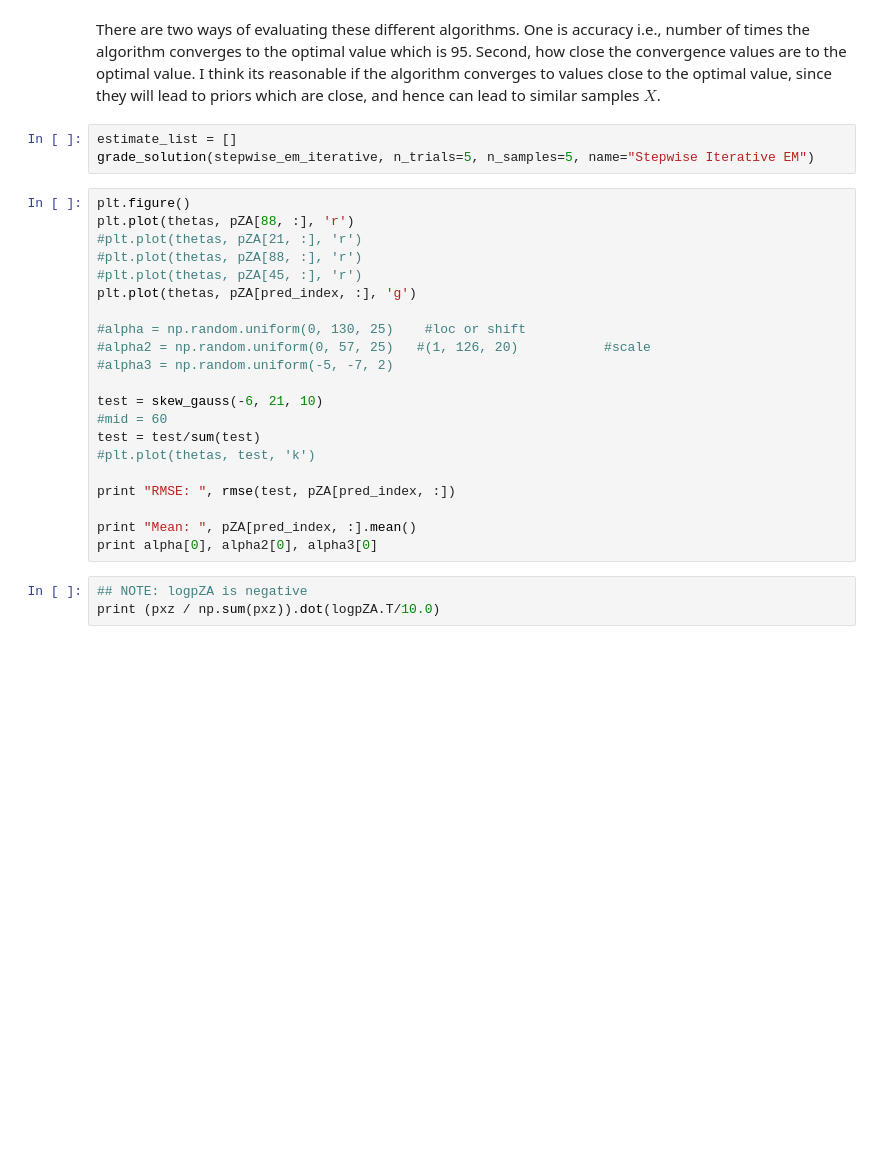
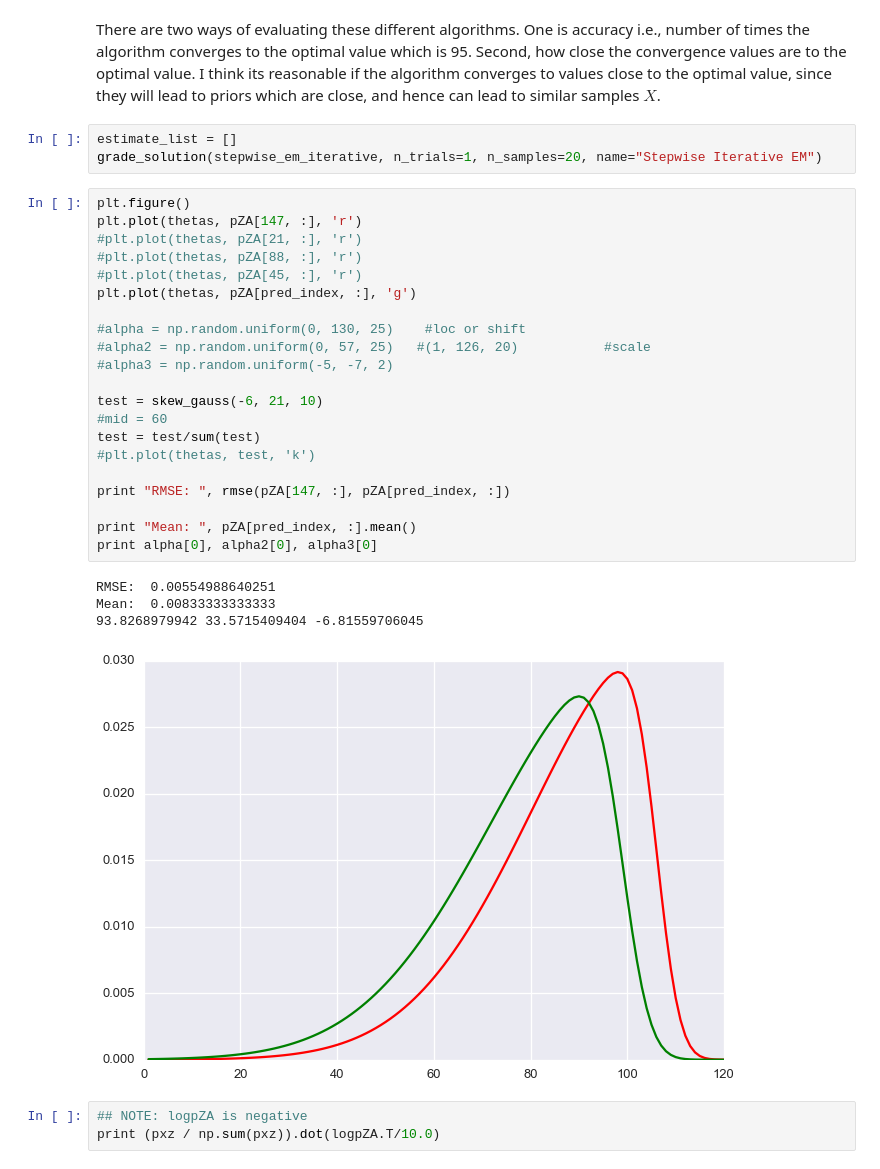
Before and after one commit to s72sue/infer_hyperparam, a Jupyter notebook: fall2017/generalize learning.ipynb, the cells around one changed output. Saved outputs shown, nothing was run; the diff lists cells and outputs as text; blank space fills up the shorter version.

```diff
--- a/fall2017/generalize learning.ipynb
+++ b/fall2017/generalize learning.ipynb
@@ -313,28 +337,33 @@ def rmse(predictions, targets):
 There are two ways of evaluating these different algorithms. One is accuracy i.e., number of times the algorithm converges to the optimal value which is 95. Second, how close the convergence values are to the optimal value. I think its reasonable if the algorithm converges to values close to the optimal value, since they will lead to priors which are close, and hence can lead to similar samples $X$.
 # %%
 estimate_list = []
-grade_solution(stepwise_em_iterative, n_trials=5, n_samples=5, name="Stepwise Iterative EM")
+grade_solution(stepwise_em_iterative, n_trials=1, n_samples=20, name="Stepwise Iterative EM")
 # %%
 plt.figure()
-plt.plot(thetas, pZA[88, :], 'r')
+plt.plot(thetas, pZA[147, :], 'r')
 #plt.plot(thetas, pZA[21, :], 'r')
 #plt.plot(thetas, pZA[88, :], 'r')
 #plt.plot(thetas, pZA[45, :], 'r')
 plt.plot(thetas, pZA[pred_index, :], 'g')
 
 #alpha = np.random.uniform(0, 130, 25)    #loc or shift
 #alpha2 = np.random.uniform(0, 57, 25)   #(1, 126, 20)           #scale
 #alpha3 = np.random.uniform(-5, -7, 2)
 
 test = skew_gauss(-6, 21, 10)
 #mid = 60
 test = test/sum(test)
 #plt.plot(thetas, test, 'k')
 
-print "RMSE: ", rmse(test, pZA[pred_index, :])
+print "RMSE: ", rmse(pZA[147, :], pZA[pred_index, :])
 
 print "Mean: ", pZA[pred_index, :].mean()
 print alpha[0], alpha2[0], alpha3[0]
+# %% [output]
+RMSE:  0.00554988640251
+Mean:  0.00833333333333
+93.8268979942 33.5715409404 -6.81559706045
+[figure, added]
 # %%
 ## NOTE: logpZA is negative
 print (pxz / np.sum(pxz)).dot(logpZA.T/10.0)
```
Also changed, not shown: parts of 18 cells of this notebook.
